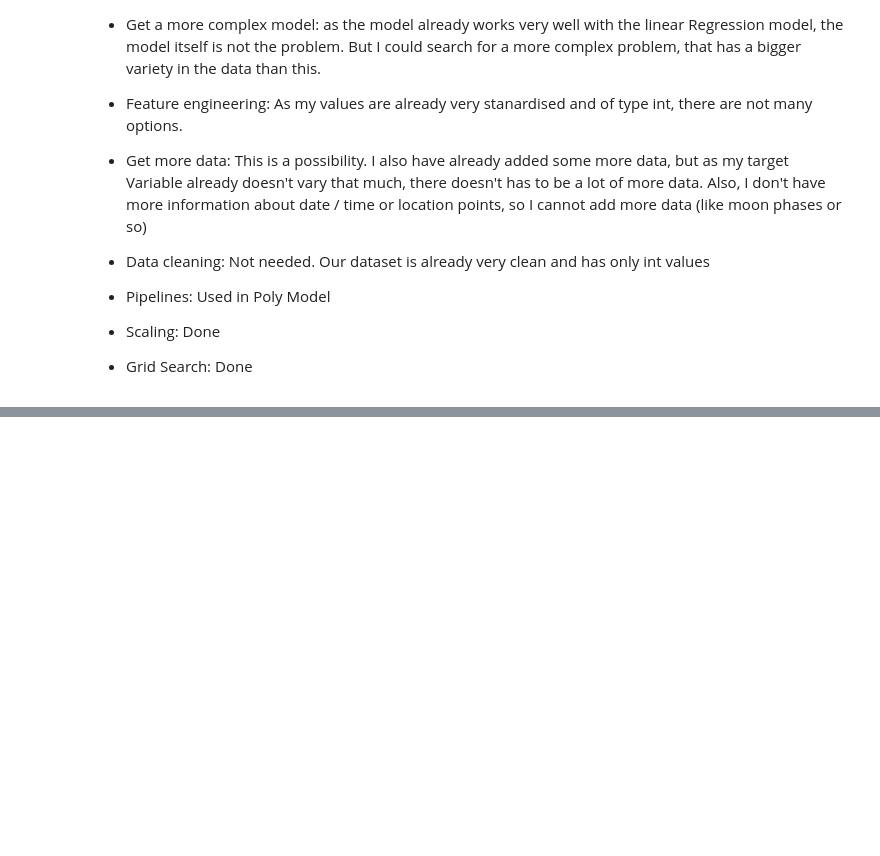
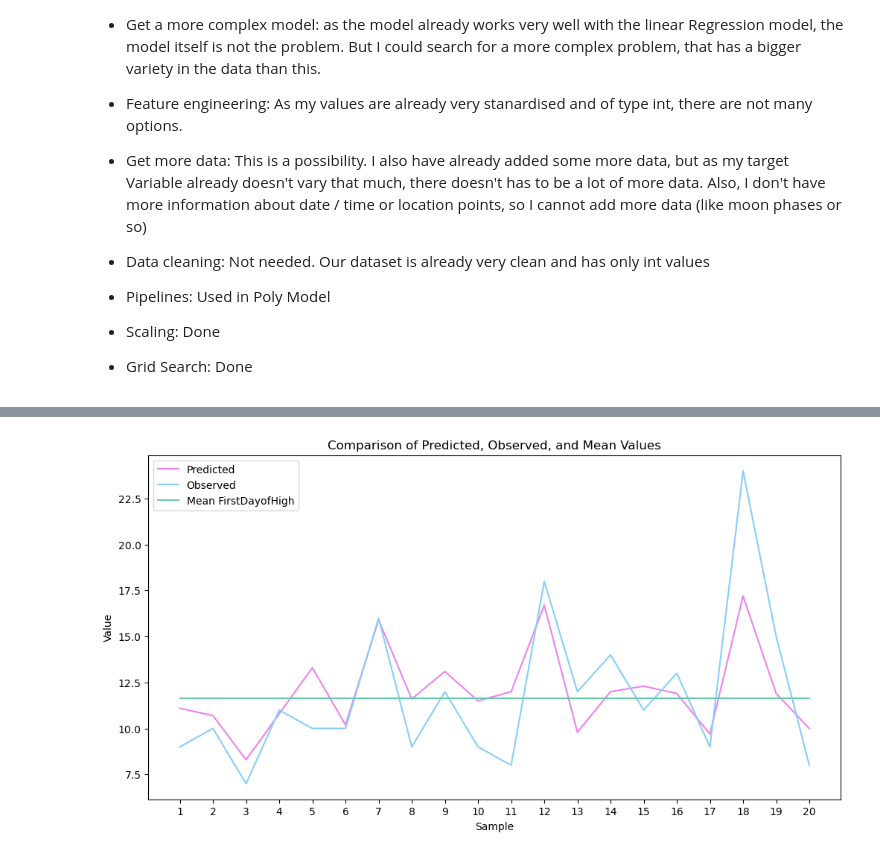
Before and after one commit to kollesal/menstruationCycleAnalysis, a Jupyter notebook: data/05_model_comparison.ipynb, the cells around one changed output, grey strips where cells are left out. Drawn from its saved outputs; the diff is of its cells as text; code cells hidden in the pictures; blank space fills up the shorter version.

```diff
--- a/data/05_model_comparison.ipynb
+++ b/data/05_model_comparison.ipynb
@@ -1097,0 +1099,16 @@ with open(model_filename, mode="bw") as f:
+# %%
+# Make predictions on the test data
+y_pred = randomforest_model.predict(X_test)
+# %%
+# Create a DataFrame to store the predicted and observed values
+comparison_df = pd.DataFrame({'Observed': y_test, 'Predicted': y_pred})
+
+# Convert arrays to Pandas Series
+y_pred_series = pd.Series(y_pred)
+y_test_series = pd.Series(y_test)
+
+# Create a  DataFrame to store the predicted and observed values
+comparison_df = pd.DataFrame({'Observed': y_test_series, 'Predicted': y_pred_series})
+
+for i in range(10):
+    print(f'Predicted ovulation day: {y_pred_series.iloc[i]:.1f}, Observed ovulation day: {y_test_series.iloc[i]:.1f}')
@@ -1097,0 +1126,37 @@ with open(model_filename, mode="bw") as f:
+# %%
+# Create model predictions for test data
+predicted = y_pred_series.round(1)
+
+# Extract the first 10 predicted and observed values
+predicted_subset = predicted.iloc[:20]
+y_test_subset = y_test.iloc[:20]
+
+# Calculate the mean value of 'FirstDayofHigh'
+mean_value = dfmens1.FirstDayofHigh.mean()
+
+# Create an array of x-coordinates for the data points
+x = range(1, len(predicted_subset) + 1)
+
+# Set the figure size to make the graph wider
+plt.figure(figsize=(12, 6))
+
+# Plot the predicted and observed values
+plt.plot(x, predicted_subset, color='violet', label='Predicted')
+plt.plot(x, y_test_subset, color='lightskyblue', label='Observed')
+plt.plot(x, [mean_value] * len(x), color='mediumaquamarine', label='Mean FirstDayofHigh')
+
+# Set labels and title
+plt.xlabel('Sample')
+plt.ylabel('Value')
+plt.title('Comparison of Predicted, Observed, and Mean Values')
+
+# Set x-axis tick frequency to 1
+plt.xticks(range(1, len(predicted_subset) + 1, 1))
+
+# Add a legend
+plt.legend()
+
+# Display the plot
+plt.show()
+# %% [output]
+[figure, added]
```
Also changed, not shown: parts of 7 cells of this notebook, 9 other files.
